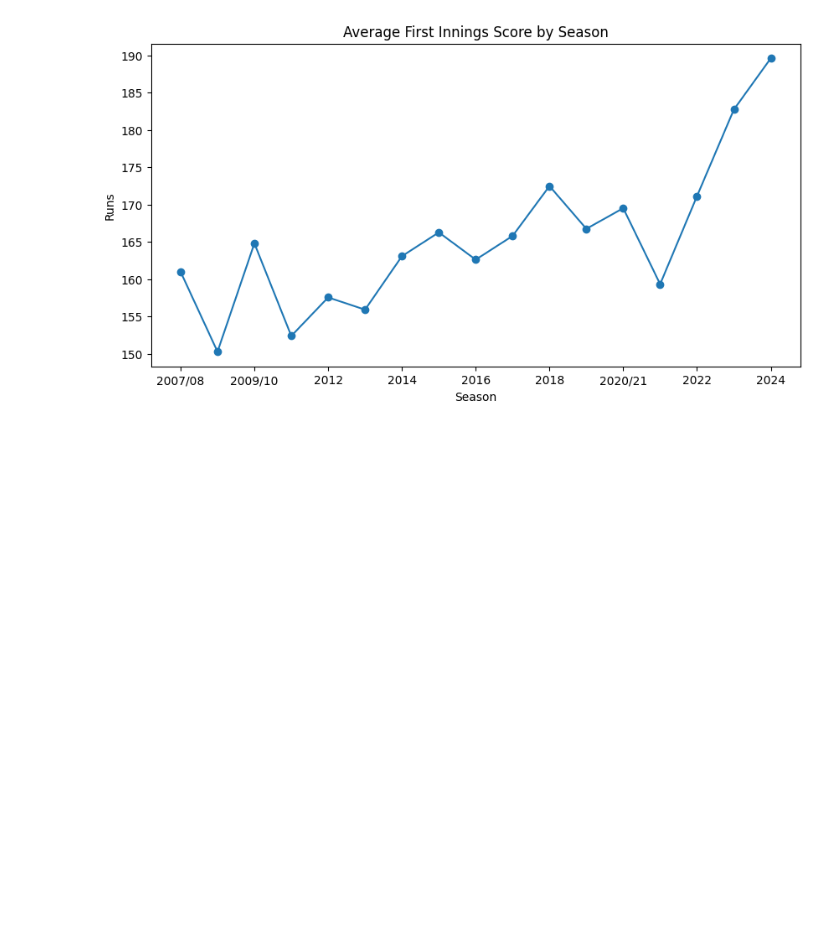
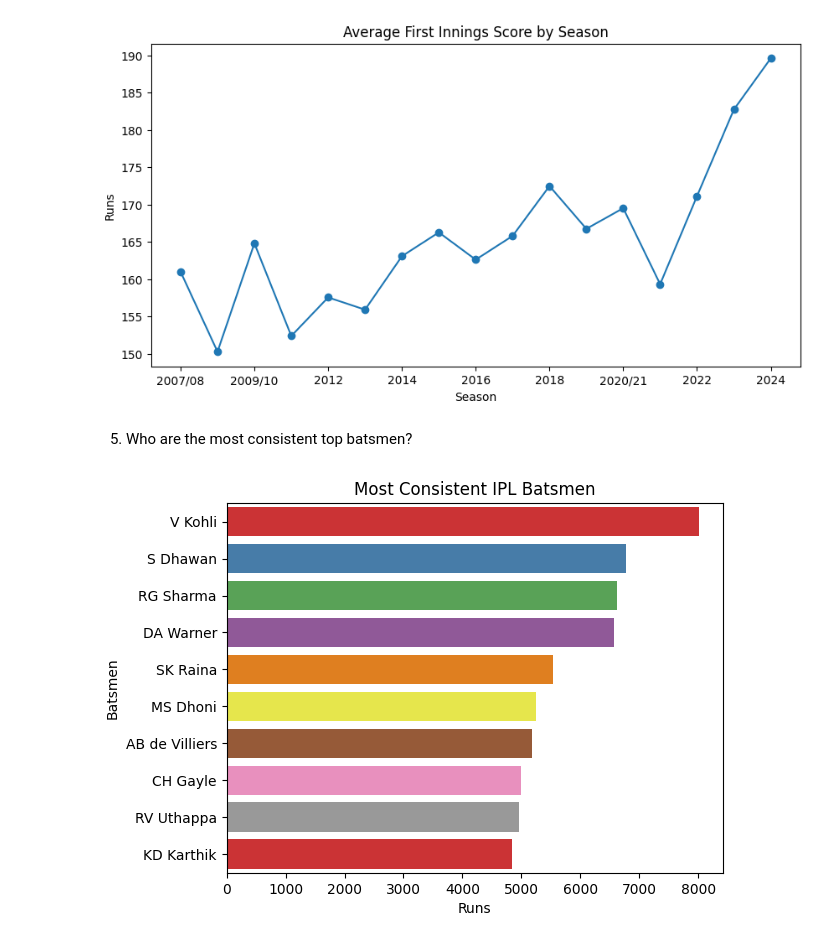
Before and after one commit to riddhikale/CricIQ, a Jupyter notebook: ipl.ipynb, the cells around one changed output. Cells and saved outputs as stored; diff of their text form; code cells hidden in the pictures; blank space fills up the shorter version.

Commit message:
identify consistent IPL batsmen using runs and strike rate thresholds

```diff
--- a/ipl.ipynb
+++ b/ipl.ipynb
@@ -304,3 +304,27 @@ plt.xlabel("Season")
 plt.show()
 # %% [output]
 [figure]
+# %% [markdown]
+5. Who are the most consistent top batsmen?
+# %%
+batsman_runs = deliveries.groupby('batter')['batsman_runs'].sum()
+balls_faced = deliveries.groupby('batter').size()
+strike_rate = (batsman_runs / balls_faced) * 100
+
+batting_stats = pd.DataFrame({
+    'runs': batsman_runs,
+    'balls': balls_faced,
+    'strike_rate': strike_rate
+})
+
+qualified_batsmen = batting_stats[batting_stats['balls'] > 1000]
+top_batsmen = qualified_batsmen.sort_values('runs', ascending=False).head(10)
+# %%
+sns.barplot(x=top_batsmen['runs'], y=top_batsmen.index, palette='Set1')
+
+plt.title("Most Consistent IPL Batsmen")
+plt.xlabel("Runs")
+plt.ylabel("Batsmen")
+plt.show()
+# %% [output]
+[figure, added]
```
